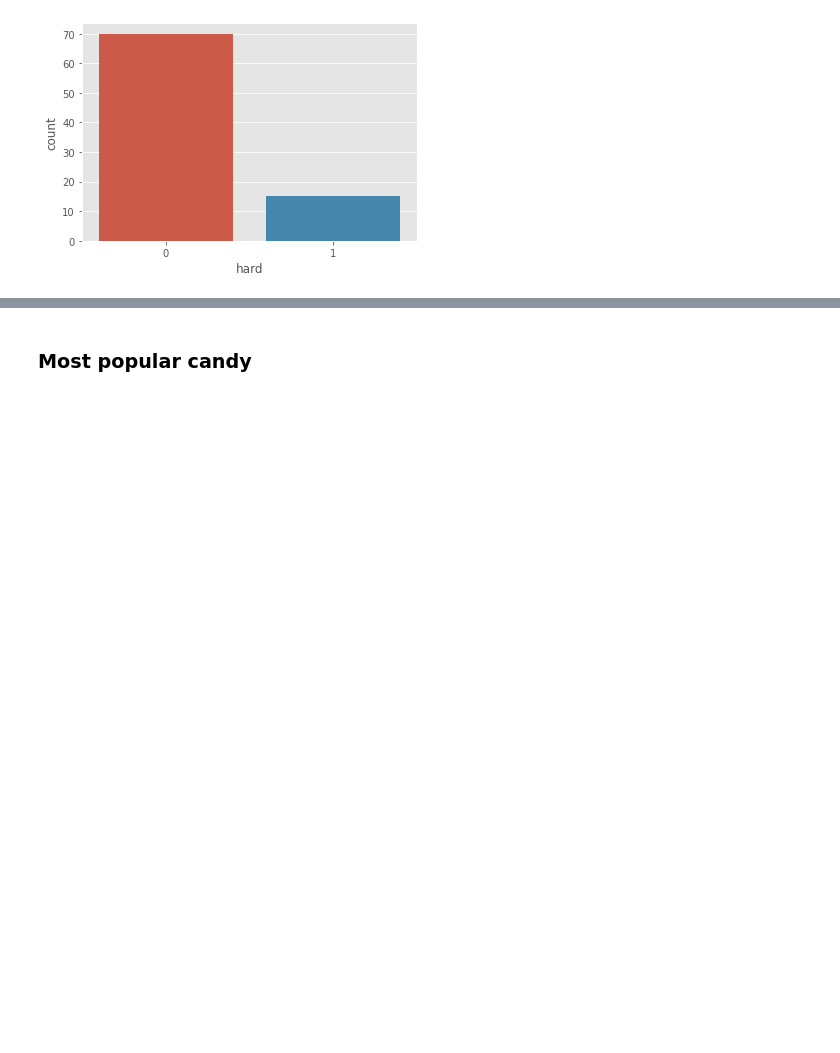
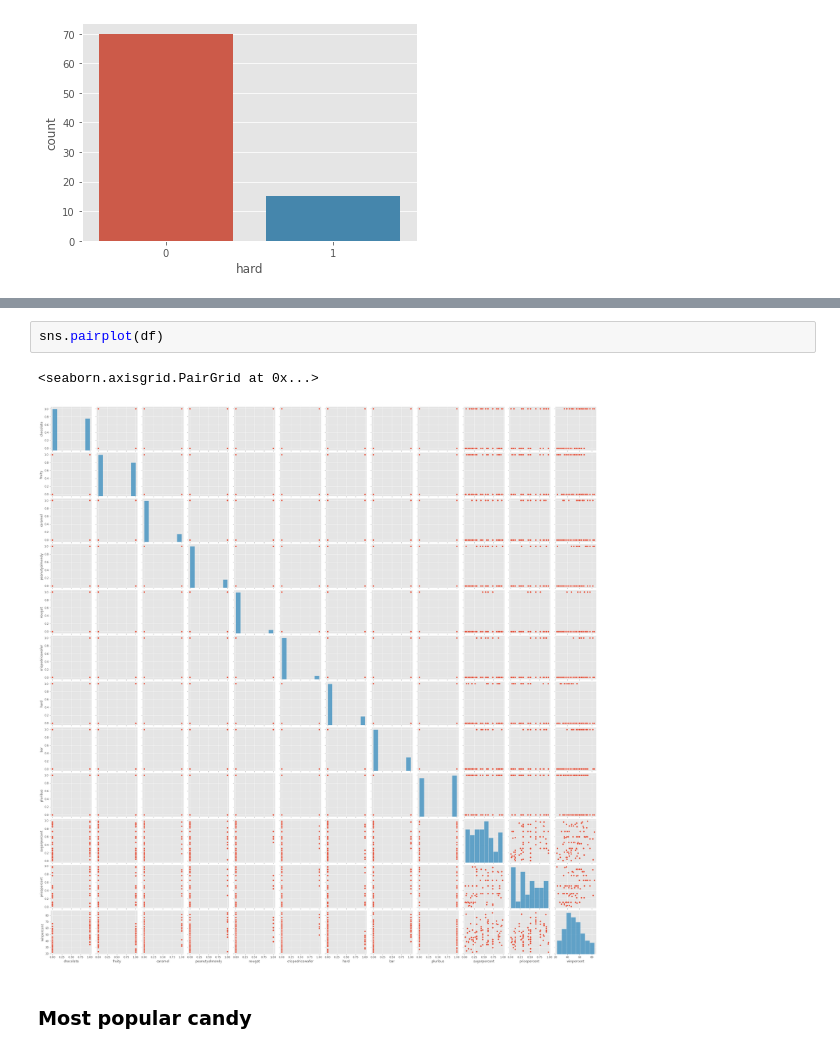
Before and after one commit to smeteo/Candy-Power-Ranking, a Jupyter notebook: Candy_Power_Ranking.ipynb, the cells around one changed output, grey strips where cells are left out. Cells and saved outputs as stored; diff of their text form; blank space fills up the shorter version.

```diff
--- a/Candy_Power_Ranking.ipynb
+++ b/Candy_Power_Ranking.ipynb
@@ -136,3 +146,8 @@ sns.countplot(x=df.hard)
+# %%
+sns.pairplot(df)
+# %% [output]
+<seaborn.axisgrid.PairGrid at 0x...>
+[figure, added]
 # %% [markdown]
 ### Most popular candy
 # %%
```
Also changed, not shown: parts of 14 cells of this notebook.
